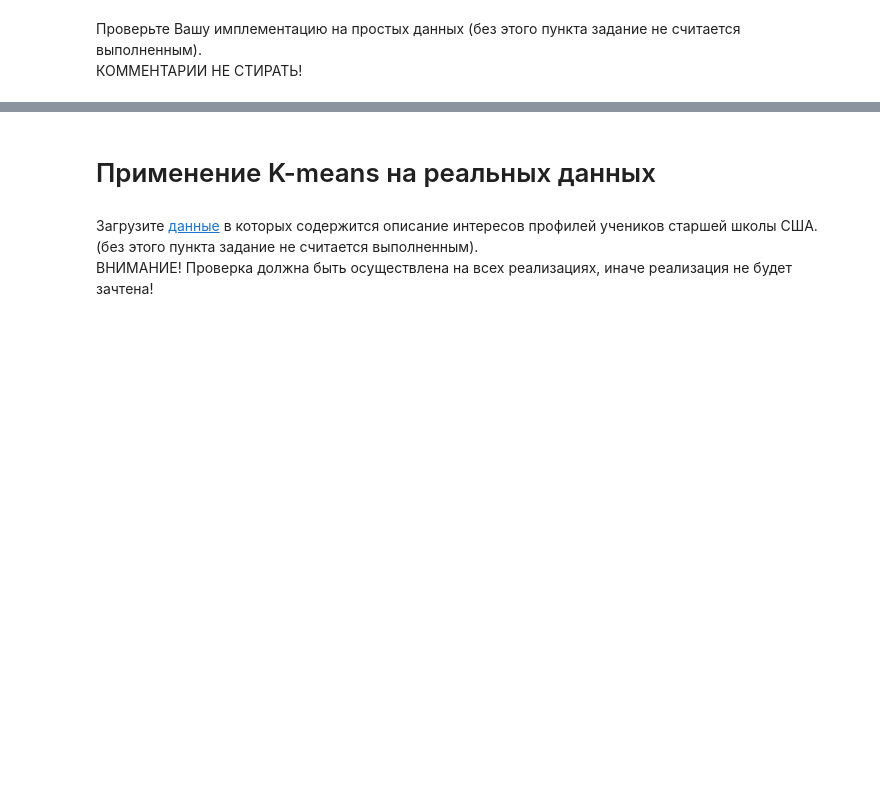
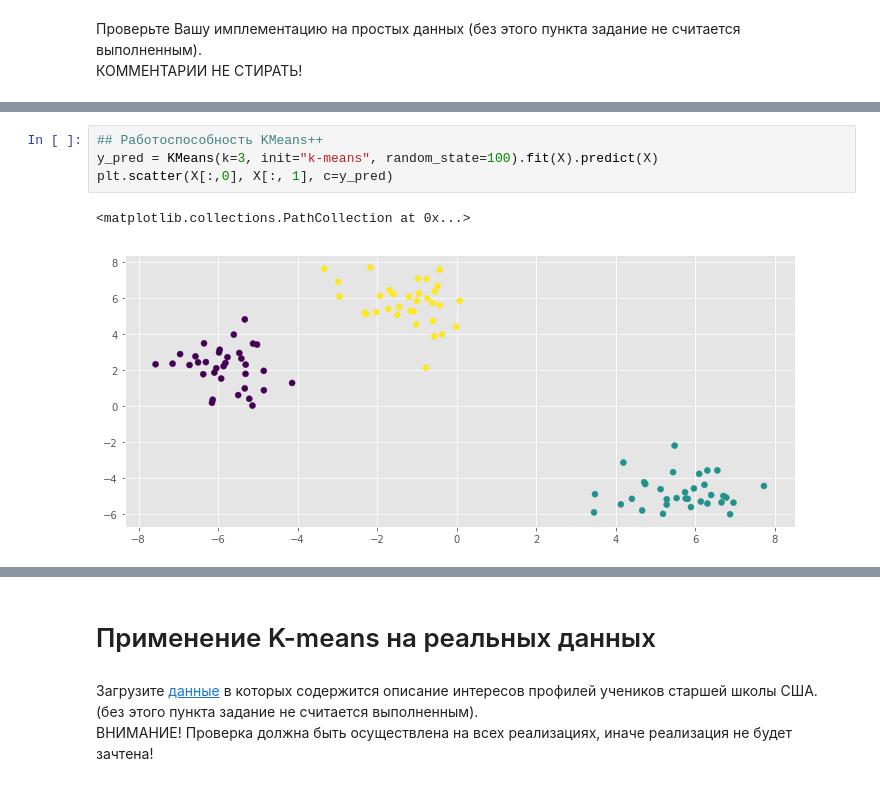
Before and after one commit to FCreate/data_analysis_algo, a Jupyter notebook: hw1/hw1-frolov.ipynb, the cells around one changed output, grey strips where cells are left out. Cells and saved outputs as stored; diff of their text form; blank space fills up the shorter version.

```diff
--- a/hw1/hw1-frolov.ipynb
+++ b/hw1/hw1-frolov.ipynb
@@ -410,0 +567,7 @@ plt.scatter(X[:,0], X[:, 1], c=y)
+# %%
+## Работоспособность KMeans++
+y_pred = KMeans(k=3, init="k-means", random_state=100).fit(X).predict(X)
+plt.scatter(X[:,0], X[:, 1], c=y_pred)
+# %% [output]
+<matplotlib.collections.PathCollection at 0x...>
+[figure, added]
```
Also changed, not shown: parts of 49 cells of this notebook.
